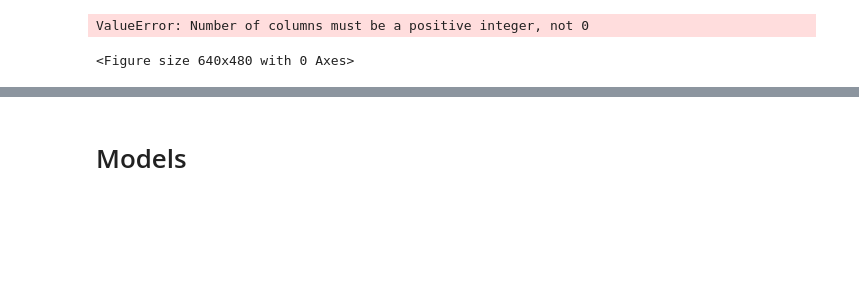
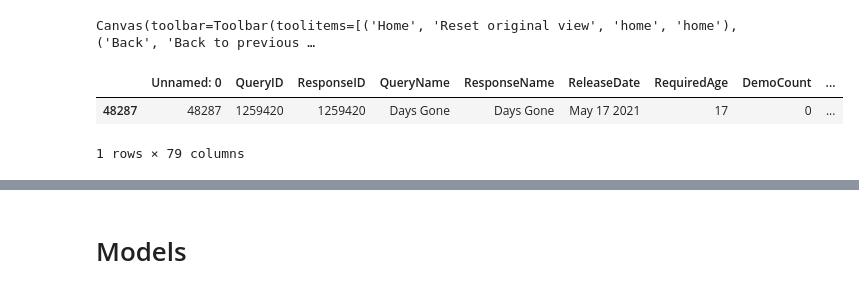
Before and after one commit to rsatijaUT/steaming-hot, a Jupyter notebook: kanishk/DataAnalysis.ipynb, the cells around one changed output, grey strips where cells are left out. Drawn from its saved outputs; the diff is of its cells as text; code cells hidden in the pictures; blank space fills up the shorter version.

```diff
--- a/kanishk/DataAnalysis.ipynb
+++ b/kanishk/DataAnalysis.ipynb
@@ -60,10 +63,15 @@ s1['Age'] = ((s1.TodaysDate - s1.ReleaseDate)/np.timedelta64(1, 'M'))
 # %%
-%matplotlib inline
+%matplotlib widget
 
-_ = pd.plotting.scatter_matrix(s1[['Metacritic', 'PackageCount', 'MovieCount', 'ScreenshotCount', 'DemoCount', 'AchievementCount', 'PriceMean', 'Owners', 'logOwners', 'Revenue', 'logRevenue']])
+_ = pd.plotting.scatter_matrix(s1[['Age', 'Metacritic', 'PackageCount', 'MovieCount', 'ScreenshotCount', 'DemoCount', 'AchievementCount', 'PriceMean', 'Owners', 'logOwners', 'Revenue', 'logRevenue']], figsize=(10,10))
 
-# [a.set_xlabel(a.get_xlabel(), fontsize=5) for a in _.flatten()]
-# _ = [a.set_ylabel(a.get_ylabel(), fontsize=7) for a in _.flatten()]
+[a.set_xlabel(a.get_xlabel(), fontsize=5) for a in _.flatten()]
+_ = [a.set_ylabel(a.get_ylabel(), fontsize=7) for a in _.flatten()]
 # %% [output]
-ValueError: Number of columns must be a positive integer, not 0
+Canvas(toolbar=Toolbar(toolitems=[('Home', 'Reset original view', 'home', 'home'), ('Back', 'Back to previous …
-<Figure size 640x480 with 0 Axes>
+# %%
+cdata[cdata['QueryID']==1259420]
+# %% [output]
+|  | Unnamed: 0 | QueryID | ResponseID | QueryName | ResponseName | ReleaseDate | RequiredAge | DemoCount | ... |
+| 48287 | 48287 | 1259420 | 1259420 | Days Gone | Days Gone | May 17 2021 | 17 | 0 | ... |
+1 rows × 79 columns
```
Also changed, not shown: parts of 10 cells of this notebook.
